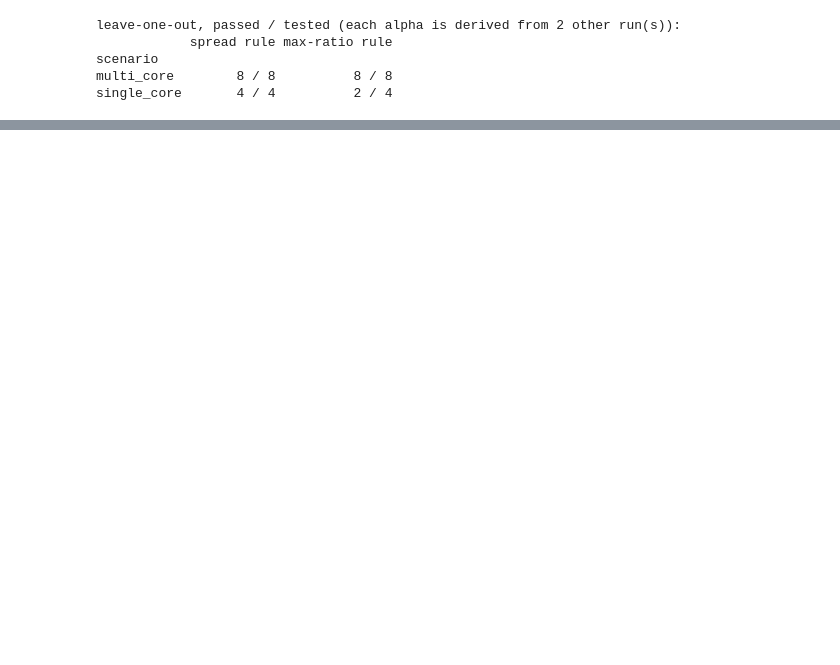
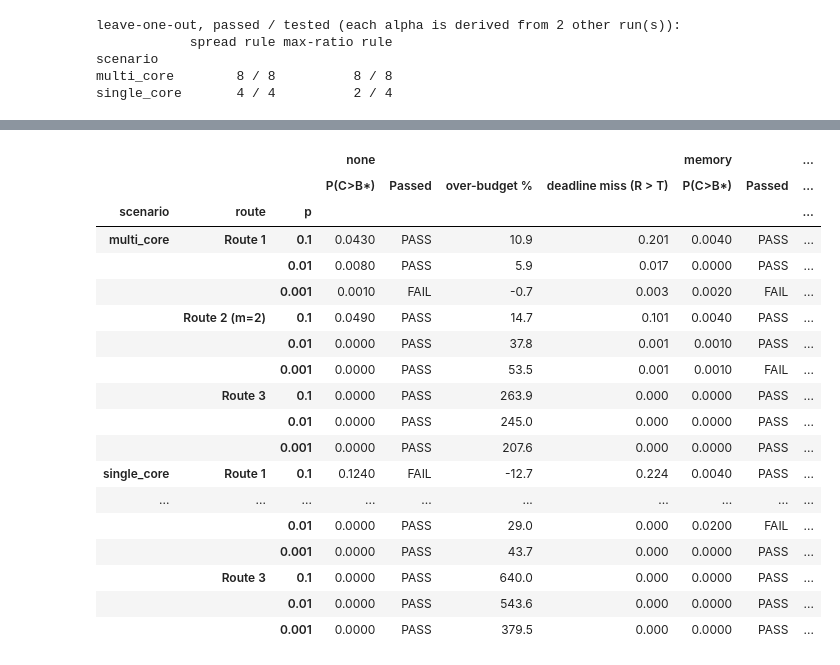
Before and after one commit to pippi2802/GraduationProject, a Jupyter notebook: research-questions/RQ2/analysis/analysis.ipynb, the cells around one changed output, grey strips where cells are left out. Saved outputs shown, nothing was run; the diff lists cells and outputs as text; code cells hidden in the pictures; blank space fills up the shorter version.

```diff
--- a/research-questions/RQ2/analysis/analysis.ipynb
+++ b/research-questions/RQ2/analysis/analysis.ipynb
@@ -1601,7 +1571,7 @@ These are point estimates, without the bootstrap upper bound; that margin was at
 # ---- budget for any p, risk of any budget (same curve and factors as the plot above) ----
 _curves = {}
 def _route_name(scen, route):
-    return "Route 1" if route == "Route 1" else f"Route 2b (m={M_USED[scen]})"
+    return "Route 1" if route == "Route 1" else f"Route 2 (m={M_USED[scen]})"
 
 def _curve(scen, route):
     key = (scen, _route_name(scen, route))
@@ -1629,7 +1599,7 @@ def _risk_raw(scen, route, Q_ms):
     return float(np.exp(np.interp(np.log(Q_ms), np.log(q[o]), np.log(pg[o])))), "in"
 
 def risk_at(scen, route, Q_ms):
-    """per-job miss probability of the budget Q (ms)"""
+    """per-job overrun probability P(C > Q) of the budget Q (ms)"""
     v, flag = _risk_raw(scen, route, Q_ms)
     if flag != "in":
         print(f"warning: Q = {Q_ms:g} ms is outside the curve; the end value {v:g} is returned "
@@ -1639,7 +1609,7 @@ def risk_at(scen, route, Q_ms):
 def budget_table_p(p_list=(0.1, 0.03, 0.01, 0.003, 0.001, 0.0003, 0.0001)):
     rows = {}
     for scen in SCENARIOS:
-        for route in ("Route 1", "Route 2b"):
+        for route in ("Route 1", "Route 2"):
             rows[(scen, _route_name(scen, route))] = {f"p={p:g}": f"{budget_at(scen, route, p):.1f} ({budget_at(scen, route, p) / T_MS:.2f})" for p in p_list}
     return pd.DataFrame(rows).T
 
@@ -1649,12 +1619,12 @@ def _fmt_risk(scen, route, Q_ms):
 
 def risk_table(scen, q_over_t=(0.44, 0.48, 0.52, 0.56, 0.60)):
     return pd.DataFrame({_route_name(scen, r): {f"Q/T={x:.2f}": _fmt_risk(scen, r, x * T_MS) for x in q_over_t}
-                         for r in ("Route 1", "Route 2b")}).T
+                         for r in ("Route 1", "Route 2")}).T
 
 print("budget Q in ms (Q/T) for other tolerances (point estimates):")
 print(budget_table_p().to_string())
 for _s in SCENARIOS:
-    print(f"\nrisk (per-job miss probability) of a budget, {_s}  (<1e-4: below what the data resolves and below p_floor):")
+    print(f"\nrisk (per-job overrun probability P(C > Q)) of a budget, {_s}  (<1e-4: below what the data resolves and below p_floor):")
     print(risk_table(_s).to_string())
 print("\nexample: risk_at('multi_core', 'Route 1', 23.0) =", f"{risk_at('multi_core', 'Route 1', 23.0):.1e}",
       "| budget_at('single_core', 'Route 1', 0.005) =", f"{budget_at('single_core', 'Route 1', 0.005):.2f} ms")
@@ -2097,0 +1819,58 @@ multi_core route2b 0.001 memory 15.40 -> 16.01 23.8 -> 28.5       4.0     19.8
+# %%
+import re
+VAL = RQ2 / "validation" / "results"
+VAL_ROUTES = ("route1", "route2", "route3")           # route3: one budget, one run for every p
+VAL_DIRS = {"route1": "route1", "route2": "route2b", "route3": "hwm"}   # route -> its folder in validation/results (folders keep the old names)
+VAL_P = {"p1e-1": 0.1, "p1e-2": 0.01, "p1e-3": 0.001}
+
+def route_label(s, route):
+    return {"route1": "Route 1", "route3": "Route 3"}.get(route, _route_name(s, "Route 2"))
+
+def online_run(dr, scen, p):
+    """P(C <= B*) and deadline-miss rate (worst instance), over-budget against the run's own (1-p) quantile"""
+    txt = (dr / "manifest.yaml").read_text()
+    b_us, t_us = (int(re.search(rf"{k}: (\d+)", txt).group(1)) for k in ("runtime", "period"))
+    within, missed, oracle = [], [], []
+    for i in SCENARIOS[scen]:
+        df = pd.read_csv(dr / f"{i}.csv", usecols=["cpu_ns", "response_ns", "skipped", "warmup"])
+        df = df[df.warmup == 0]
+        c = df.cpu_ns[df.skipped == 0].dropna().to_numpy(dtype=float) / 1e3                # us, executed jobs
+        within.append((c <= b_us).mean())
+        missed.append(((df.skipped == 1) | (df.response_ns > t_us * 1e3)).mean())
+        oracle.append(np.quantile(c, 1 - p))
+    return {"P(C>B*)": round(1-min(within), 3), "Passed": "PASS" if 1-min(within) < p else "FAIL", "over-budget %": 100 * (b_us / max(oracle) - 1), "deadline miss (R > T)": max(missed)}
+
+rows = []
+for s in SCENARIOS:
+    for route in VAL_ROUTES:
+        for tag, p in VAL_P.items():
+            for cond in ("none", "memory"):
+                dr = VAL / s / VAL_DIRS[route] / (f"all_{cond}" if route == "route3" else f"{tag}_{cond}")
+                if (dr / ".done").exists():
+                    rows.append(dict(scenario=s, route=route_label(s, route), p=p, interference=cond, **online_run(dr, s, p)))
+assert rows, f"no collected validation runs in {VAL.resolve()}"
+METRICS = { "P(C>B*)": "{:.4f}", "Passed": "{}", "over-budget %": "{:.1f}", "deadline miss (R > T)": "{:.3f}"}
+val = pd.DataFrame(rows).pivot_table(index=["scenario", "route", "p"], columns="interference", aggfunc="first").swaplevel(axis=1)
+conds = [c for c in ("none", "memory") if c in val.columns.get_level_values(0)]
+val = val.reindex(columns=pd.MultiIndex.from_product([conds, list(METRICS)])).sort_index(ascending=[True, True, False])
+display(val.style.format({c: METRICS[c[1]] for c in val.columns}).format_index("{:g}", axis=0, level="p"))
+# %% [output]
+|  |  |  | none |  |  |  | memory |  | ... |
+|  |  |  | P(C>B*) | Passed | over-budget % | deadline miss (R > T) | P(C>B*) | Passed | ... |
+| scenario | route | p |  |  |  |  |  |  | ... |
+| multi_core | Route 1 | 0.1 | 0.0430 | PASS | 10.9 | 0.201 | 0.0040 | PASS | ... |
+|  |  | 0.01 | 0.0080 | PASS | 5.9 | 0.017 | 0.0000 | PASS | ... |
+|  |  | 0.001 | 0.0010 | FAIL | -0.7 | 0.003 | 0.0020 | FAIL | ... |
+|  | Route 2 (m=2) | 0.1 | 0.0490 | PASS | 14.7 | 0.101 | 0.0040 | PASS | ... |
+|  |  | 0.01 | 0.0000 | PASS | 37.8 | 0.001 | 0.0010 | PASS | ... |
+|  |  | 0.001 | 0.0000 | PASS | 53.5 | 0.001 | 0.0010 | FAIL | ... |
+|  | Route 3 | 0.1 | 0.0000 | PASS | 263.9 | 0.000 | 0.0000 | PASS | ... |
+|  |  | 0.01 | 0.0000 | PASS | 245.0 | 0.000 | 0.0000 | PASS | ... |
+|  |  | 0.001 | 0.0000 | PASS | 207.6 | 0.000 | 0.0000 | PASS | ... |
+| single_core | Route 1 | 0.1 | 0.1240 | FAIL | -12.7 | 0.224 | 0.0040 | PASS | ... |
+| ... | ... | ... | ... | ... | ... | ... | ... | ... | ... |
+|  |  | 0.01 | 0.0000 | PASS | 29.0 | 0.000 | 0.0200 | FAIL | ... |
+|  |  | 0.001 | 0.0000 | PASS | 43.7 | 0.000 | 0.0000 | PASS | ... |
+|  | Route 3 | 0.1 | 0.0000 | PASS | 640.0 | 0.000 | 0.0000 | PASS | ... |
+|  |  | 0.01 | 0.0000 | PASS | 543.6 | 0.000 | 0.0000 | PASS | ... |
+|  |  | 0.001 | 0.0000 | PASS | 379.5 | 0.000 | 0.0000 | PASS | ... |
```
Also changed, not shown: parts of 41 cells of this notebook, 18 other files.
